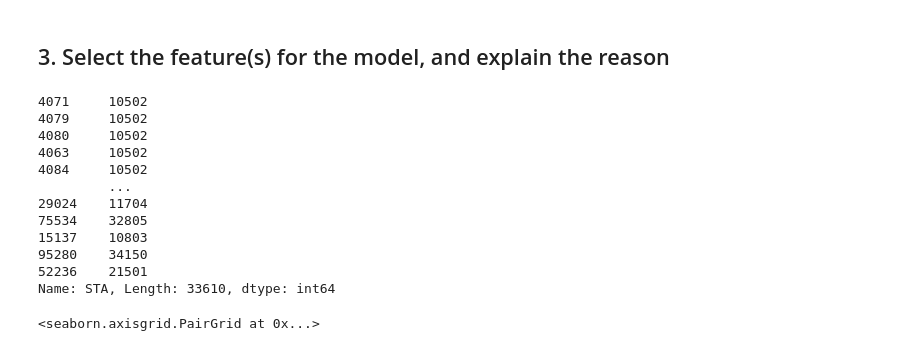
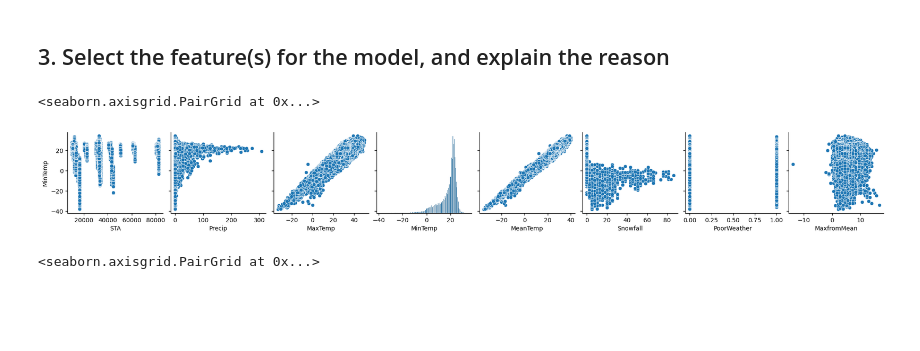
Before and after one commit to jvan809/2025-Phase-2, a Jupyter notebook: Part2/part2_submission.ipynb, the cells around one changed output. Cells and saved outputs as stored; diff of their text form; code cells hidden in the pictures; blank space fills up the shorter version.

```diff
--- a/Part2/part2_submission.ipynb
+++ b/Part2/part2_submission.ipynb
@@ -153,20 +176,10 @@ plt.xticks(range(0,1100,365))
 # %% [markdown]
 ## 3. Select the feature(s) for the model, and explain the reason
-# %%
-cleanWeather["STA"]
-# %% [output]
-4071     10502
-4079     10502
-4080     10502
-4063     10502
-4084     10502
-         ...
-29024    11704
-75534    32805
-15137    10803
-95280    34150
-52236    21501
-Name: STA, Length: 33610, dtype: int64
+# %%
+sns.pairplot(data=cleanWeather, y_vars="MinTemp")
+# %% [output]
+<seaborn.axisgrid.PairGrid at 0x...>
+[figure, added]
 # %%
 # write your answer here
 sns.pairplot(data=cleanWeather, y_vars="MinTemp")
```
Also changed, not shown: parts of 34 cells of this notebook.
